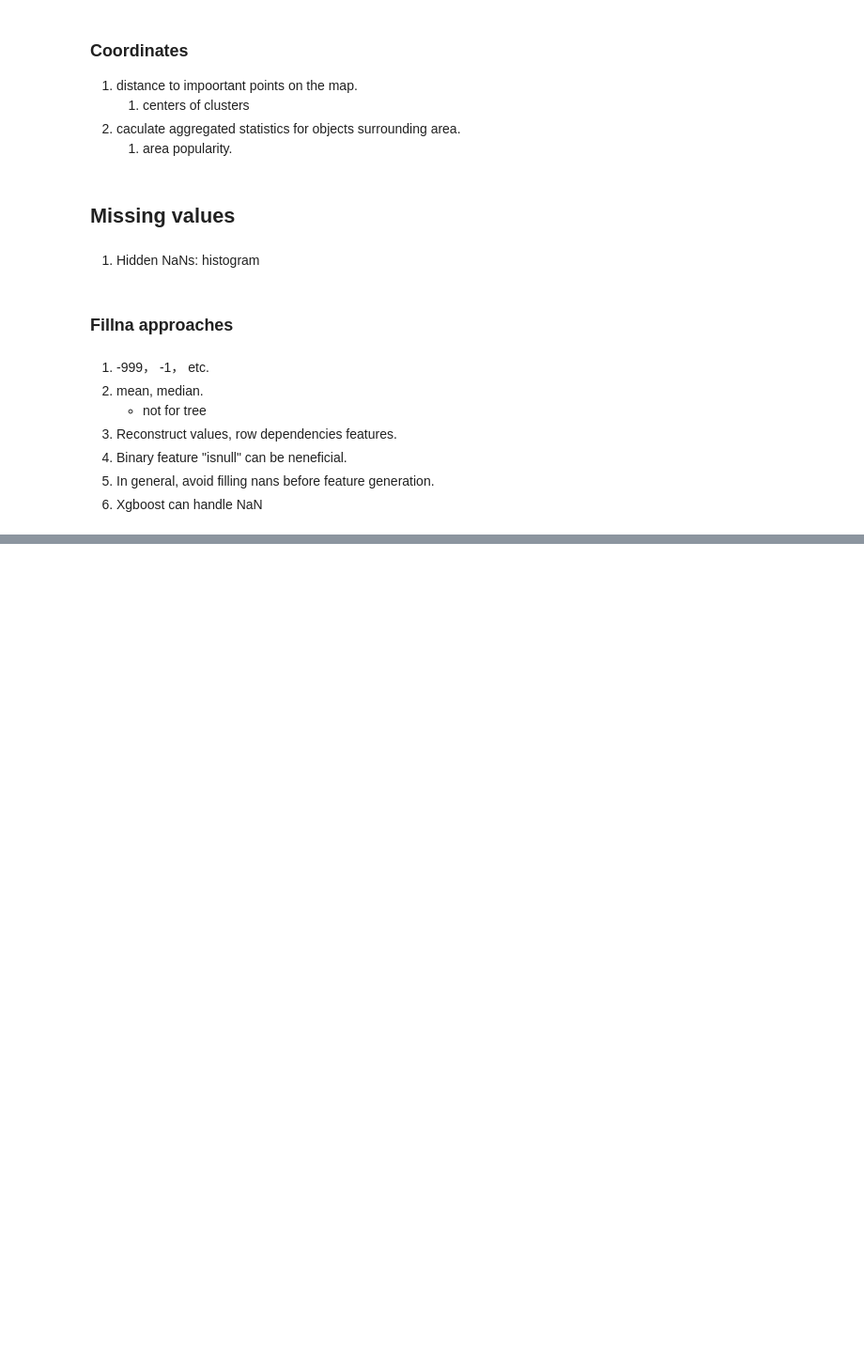
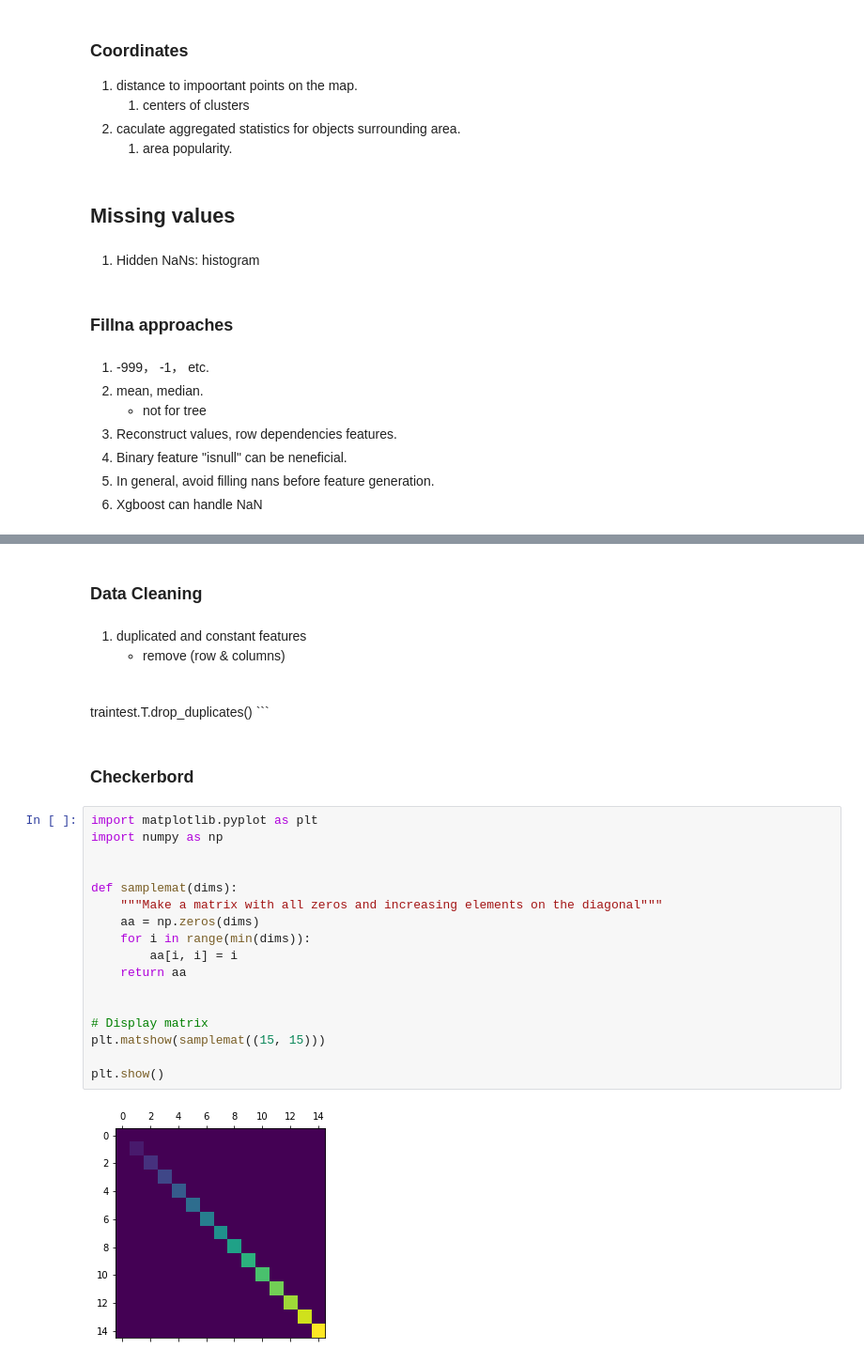
Before and after one commit to modiem/DataScience, a Jupyter notebook: notes/kaggle_tips.ipynb, the cells around one changed output, grey strips where cells are left out. Shown at 94% size. Saved outputs shown, nothing was run; the diff lists cells and outputs as text; blank space fills up the shorter version.

Commit message:
notes about EDA visualisation

````diff
--- a/notes/kaggle_tips.ipynb
+++ b/notes/kaggle_tips.ipynb
@@ -146,0 +304,29 @@ titanic[['Sex', 'Pclass', 'sex_class']]
+# %% [markdown]
+### Data Cleaning
+# %% [markdown]
+1. duplicated and constant features
+    * remove (row & columns)
+    ```python
+traintest.T.drop_duplicates()
+    ```
+# %% [markdown]
+### Checkerbord
+# %%
+import matplotlib.pyplot as plt
+import numpy as np
+
+
+def samplemat(dims):
+    """Make a matrix with all zeros and increasing elements on the diagonal"""
+    aa = np.zeros(dims)
+    for i in range(min(dims)):
+        aa[i, i] = i
+    return aa
+
+
+# Display matrix
+plt.matshow(samplemat((15, 15)))
+
+plt.show()
+# %% [output]
+[figure, added]
````
Also changed, not shown: parts of 22 cells of this notebook.
